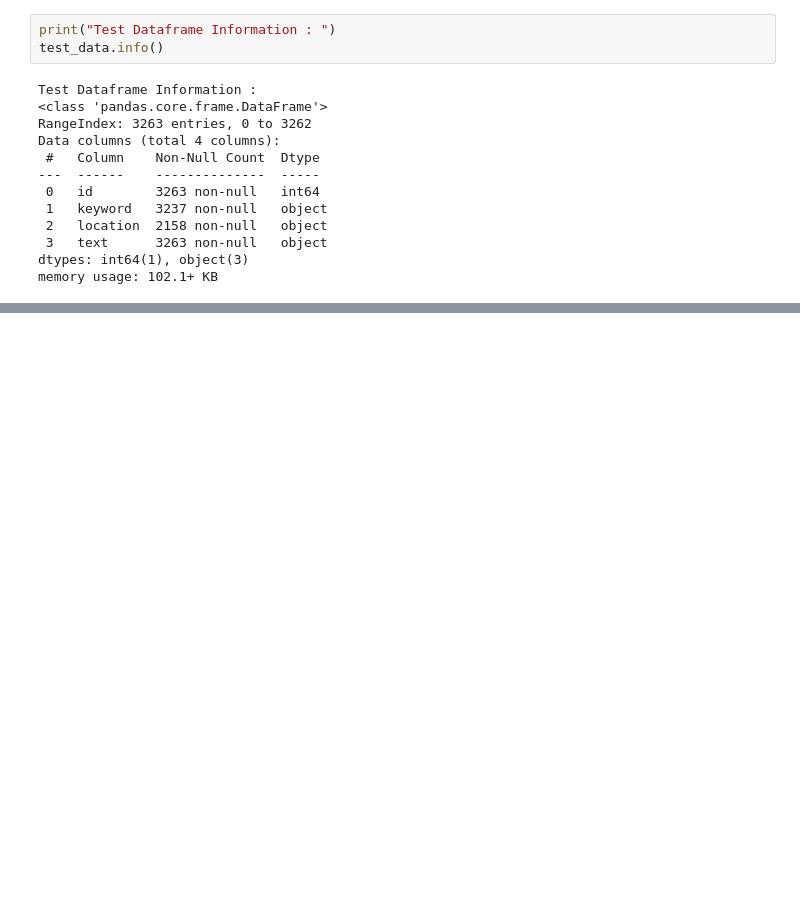
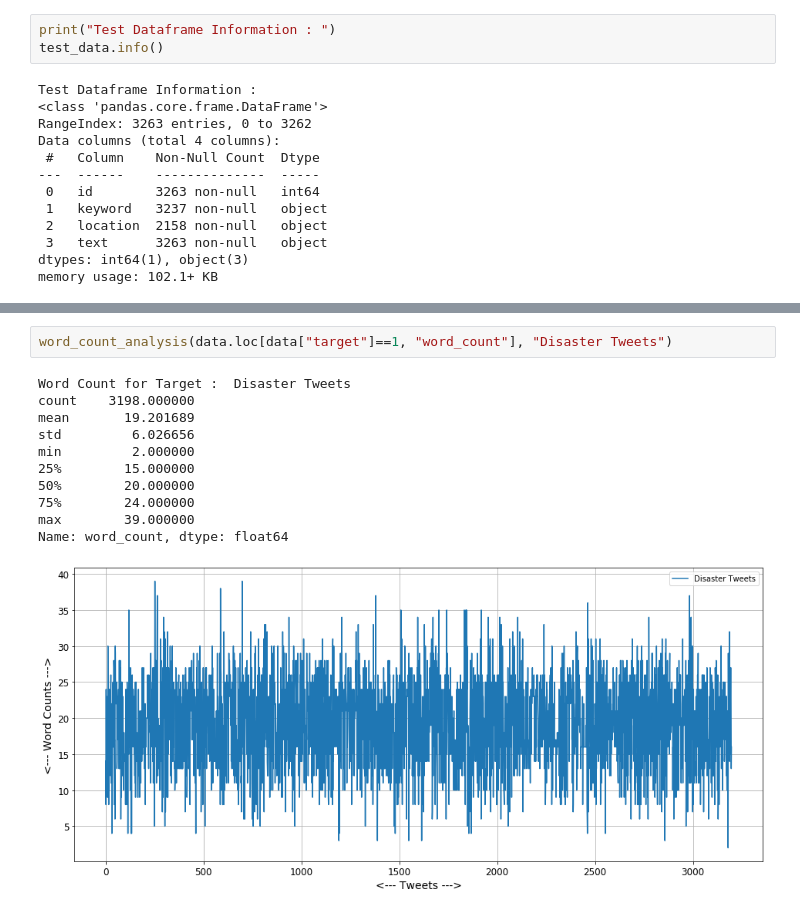
Before and after one commit to pk0912/DisasterTweetsClassifier, a Jupyter notebook: notebooks/EDA.ipynb, the cells around one changed output, grey strips where cells are left out. Cells and saved outputs as stored; diff of their text form; blank space fills up the shorter version.

```diff
--- a/notebooks/EDA.ipynb
+++ b/notebooks/EDA.ipynb
@@ -132,0 +254,14 @@ memory usage: 102.1+ KB
+# %%
+word_count_analysis(data.loc[data["target"]==1, "word_count"], "Disaster Tweets")
+# %% [output]
+Word Count for Target :  Disaster Tweets
+count    3198.000000
+mean       19.201689
+std         6.026656
+min         2.000000
+25%        15.000000
+50%        20.000000
+75%        24.000000
+max        39.000000
+Name: word_count, dtype: float64
+[figure, added]
```
Also changed, not shown: parts of 17 cells of this notebook, 1 other file.
